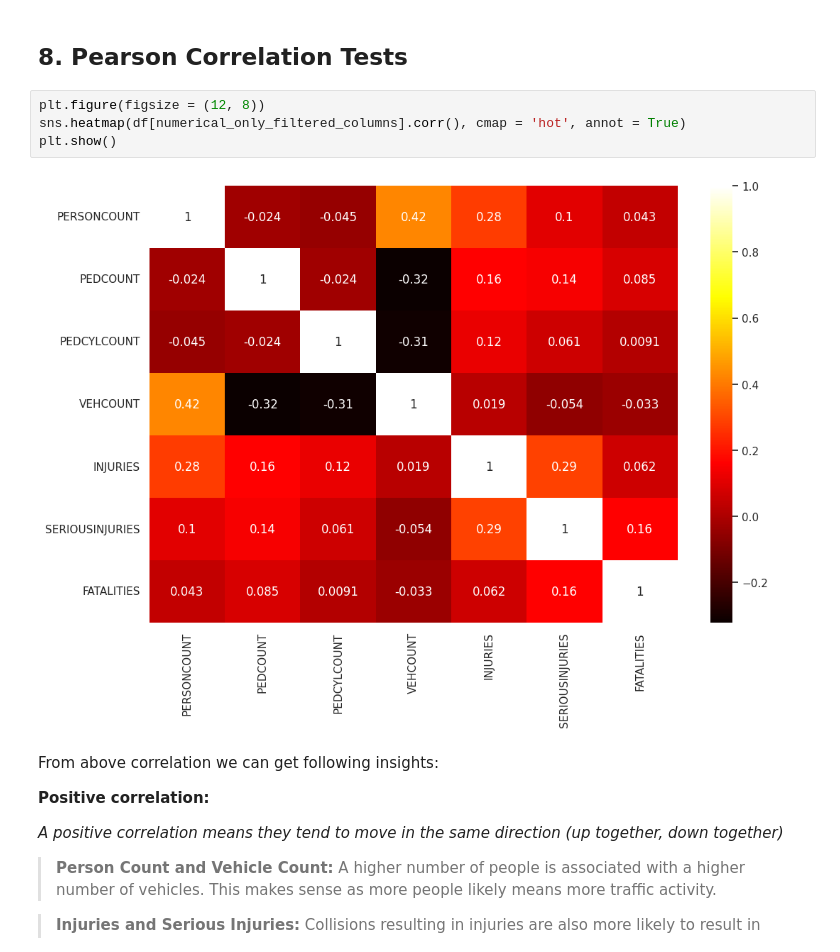
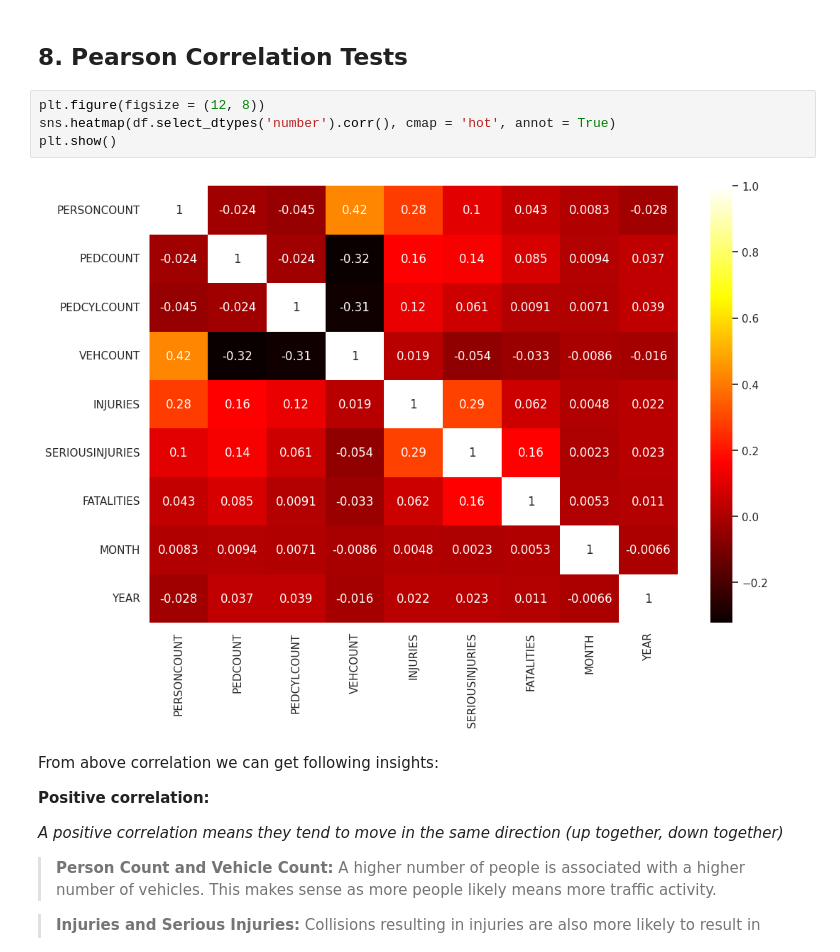
Before and after one commit to LuluW8071/Data-Science, a Jupyter notebook: Data Wrangling & EDA/05_Exercise_SDOT_Collision_Analysis/SDOT_Collision_Analysis.ipynb, the cells around one changed output. Drawn from its saved outputs; the diff is of its cells as text.

```diff
--- a/Data Wrangling & EDA/05_Exercise_SDOT_Collision_Analysis/SDOT_Collision_Analysis.ipynb
+++ b/Data Wrangling & EDA/05_Exercise_SDOT_Collision_Analysis/SDOT_Collision_Analysis.ipynb
@@ -1139,10 +1126,10 @@ Kolmogorov-Smirnov test p-value: 0.0
 ## 8. Pearson Correlation Tests
 # %%
 plt.figure(figsize = (12, 8))
-sns.heatmap(df[numerical_only_filtered_columns].corr(), cmap = 'hot', annot = True)
+sns.heatmap(df.select_dtypes('number').corr(), cmap = 'hot', annot = True)
 plt.show()
 # %% [output]
-[figure, old version]
+[figure, new version]
 # %% [markdown]
 From above correlation we can get following insights:
 
```
Also changed, not shown: parts of 35 cells of this notebook.
